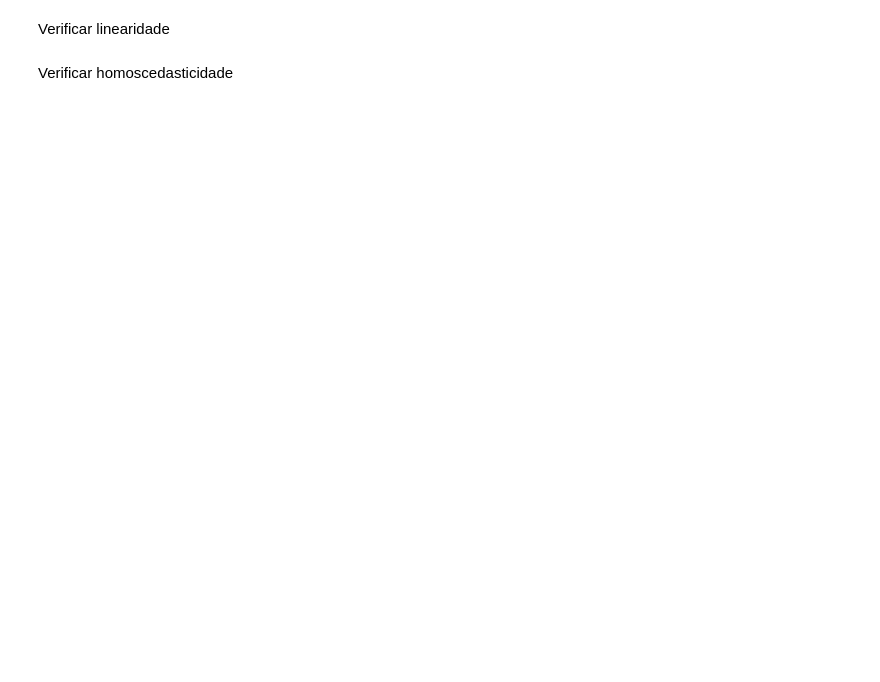
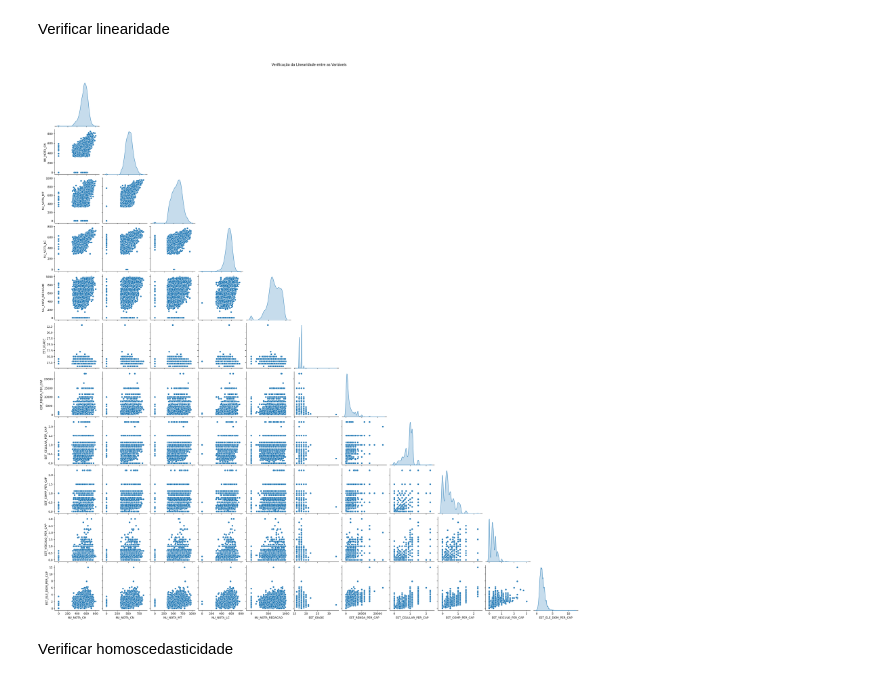
Before and after one commit to gl4a-Veloso/materiais-mqam, a Jupyter notebook: enem/T4/analise_fatorial.ipynb, the cells around one changed output. Drawn from its saved outputs; the diff is of its cells as text; code cells hidden in the pictures; blank space fills up the shorter version.

```diff
--- a/enem/T4/analise_fatorial.ipynb
+++ b/enem/T4/analise_fatorial.ipynb
@@ -41,4 +171,10 @@ Verificar normalidade
 # %% [markdown]
 Verificar linearidade
+# %%
+sns.pairplot(df_fatores, diag_kind='kde', corner=True)
+plt.suptitle("Verificação da Linearidade entre as Variáveis", y=1.02)
+plt.show()
+# %% [output]
+[figure, added]
 # %% [markdown]
 Verificar homoscedasticidade
```
Also changed, not shown: parts of 10 cells of this notebook.
